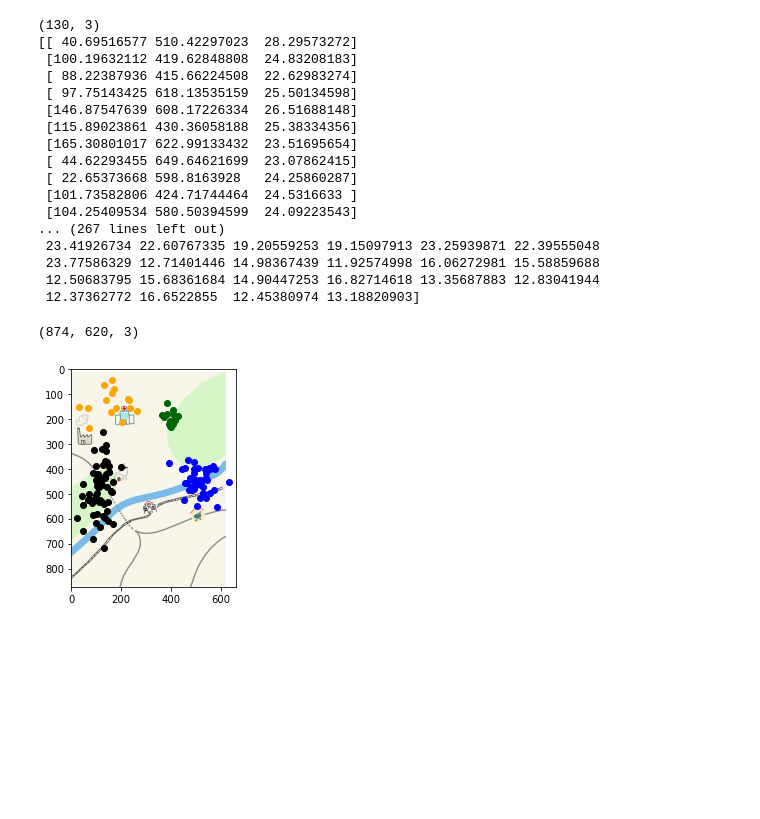
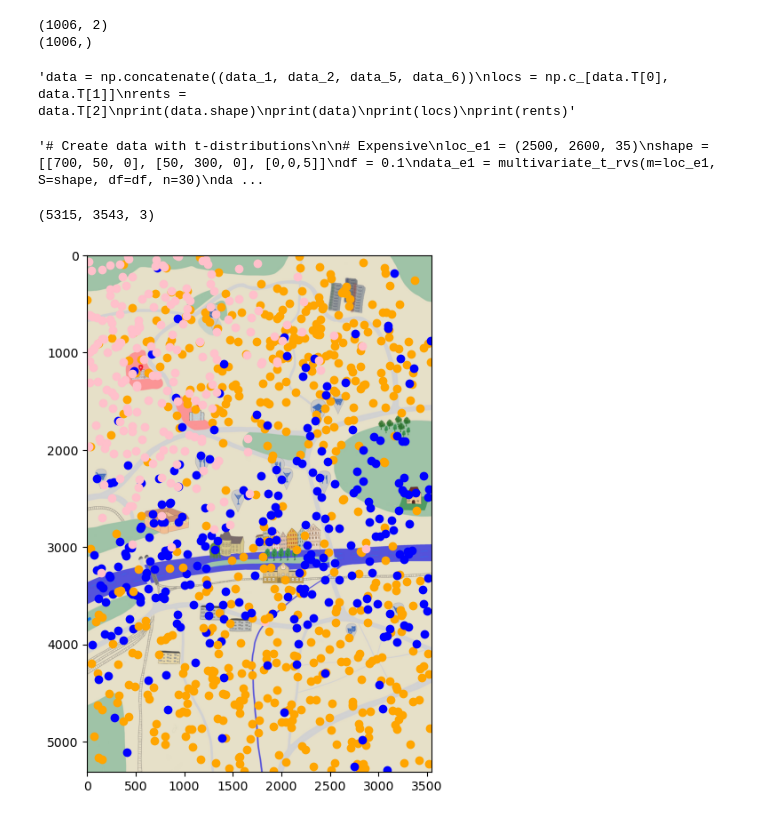
Before and after one commit to timweiland/aix-decision-tree, a Jupyter notebook: src/python/AiTreeGenerator.ipynb, the cells around one changed output. Drawn from its saved outputs; the diff is of its cells as text; code cells hidden in the pictures; blank space fills up the shorter version.

Commit message:
Add rents/houses to map

```diff
--- a/src/python/AiTreeGenerator.ipynb
+++ b/src/python/AiTreeGenerator.ipynb
@@ -40,39 +181,53 @@ col_6 = 'orange'
+# %%
+data = np.concatenate((data_m1, data_m2, data_e1, data_e2, data_c1, data_c2))
+locs = np.c_[data.T[0], data.T[1]]
+rents = data.T[2]
+print(locs.shape)
+print(rents.shape)
+# %% [output]
+(1006, 2)
+(1006,)
 # %%
-data = np.concatenate((data_1, data_2, data_5, data_6))
+'''data = np.concatenate((data_1, data_2, data_5, data_6))
 locs = np.c_[data.T[0], data.T[1]]
 rents = data.T[2]
 print(data.shape)
 print(data)
 print(locs)
-print(rents)
+print(rents)'''
 # %% [output]
-(130, 3)
-[[ 40.69516577 510.42297023  28.29573272]
- [100.19632112 419.62848808  24.83208183]
- [ 88.22387936 415.66224508  22.62983274]
- [ 97.75143425 618.13535159  25.50134598]
- [146.87547639 608.17226334  26.51688148]
- [115.89023861 430.36058188  25.38334356]
- [165.30801017 622.99133432  23.51695654]
- [ 44.62293455 649.64621699  23.07862415]
- [ 22.65373668 598.8163928   24.25860287]
- [101.73582806 424.71744464  24.5316633 ]
- [104.25409534 580.50394599  24.09223543]
-... (267 lines left out)
- 23.41926734 22.60767335 19.20559253 19.15097913 23.25939871 22.39555048
- 23.77586329 12.71401446 14.98367439 11.92574998 16.06272981 15.58859688
- 12.50683795 15.68361684 14.90447253 16.82714618 13.35687883 12.83041944
- 12.37362772 16.6522855  12.45380974 13.18820903]
+'data = np.concatenate((data_1, data_2, data_5, data_6))\nlocs = np.c_[data.T[0], data.T[1]]\nrents = data.T[2]\nprint(data.shape)\nprint(data)\nprint(locs)\nprint(rents)'
+# %%
+'''# Create data with t-distributions
+
+# Expensive
+loc_e1 = (2500, 2600, 35)
+shape = [[700, 50, 0], [50, 300, 0], [0,0,5]]
+df = 0.1
+data_e1 = multivariate_t_rvs(m=loc_e1, S=shape, df=df, n=30)
+data_e1 = data_e1[(data_e1.T[0] >= 0) & (data_e1.T[0] <=3543) & (data_e1.T[1] >= 0) & (data_e1.T[1] <= 5315)]
+print(data_e1[0:10])
+
+# Shitty'''
+# %% [output]
+'# Create data with t-distributions\n\n# Expensive\nloc_e1 = (2500, 2600, 35)\nshape = [[700, 50, 0], [50, 300, 0], [0,0,5]]\ndf = 0.1\ndata_e1 = multivariate_t_rvs(m=loc_e1, S=shape, df=df, n=30)\nda ...
 # %%
-img = plt.imread("../assets/map_prototype.jpg")
-fig, ax  = plt.subplots()
+img = plt.imread("../assets/map.jpg")
+fig, ax  = plt.subplots(figsize=(5, 16))
 ax.imshow(img)
-ax.scatter(data_1.T[0], data_1.T[1], color=col_1)
-ax.scatter(data_2.T[0], data_2.T[1], color=col_2)
-ax.scatter(data_5.T[0], data_5.T[1], color=col_5)
-ax.scatter(data_6.T[0], data_6.T[1], color=col_6)
+ax.scatter(data_m1.T[0], data_m1.T[1], color=col_m)
+ax.scatter(data_m2.T[0], data_m2.T[1], color=col_m)
+ax.scatter(data_e1.T[0], data_e1.T[1], color=col_e)
+ax.scatter(data_e2.T[0], data_e2.T[1], color=col_e)
+ax.scatter(data_c1.T[0], data_c1.T[1], color=col_c)
+ax.scatter(data_c2.T[0], data_c2.T[1], color=col_m)
+'''ax.scatter(data_e3.T[0], data_e3.T[1], color=col_e3)
+ax.scatter(data_e4.T[0], data_e4.T[1], color=col_e4)
+ax.scatter(data_m1.T[0], data_m1.T[1], color=col_m1)
+ax.scatter(data_m3.T[0], data_m3.T[1], color=col_m3)
+'''
 
 print(img.shape)
 # %% [output]
-(874, 620, 3)
+(5315, 3543, 3)
-[figure, old version]
+[figure, new version]
```
Also changed, not shown: parts of 10 cells of this notebook, 4 other files.
